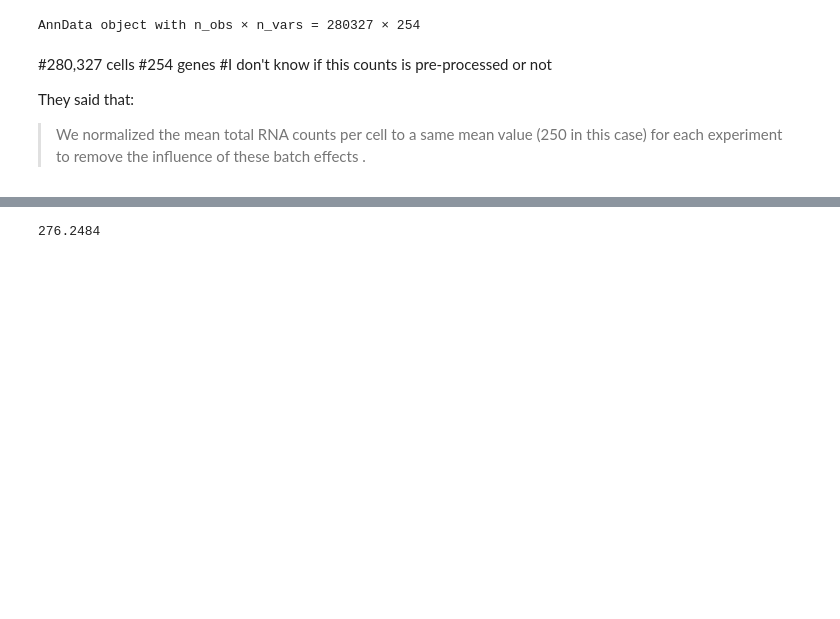
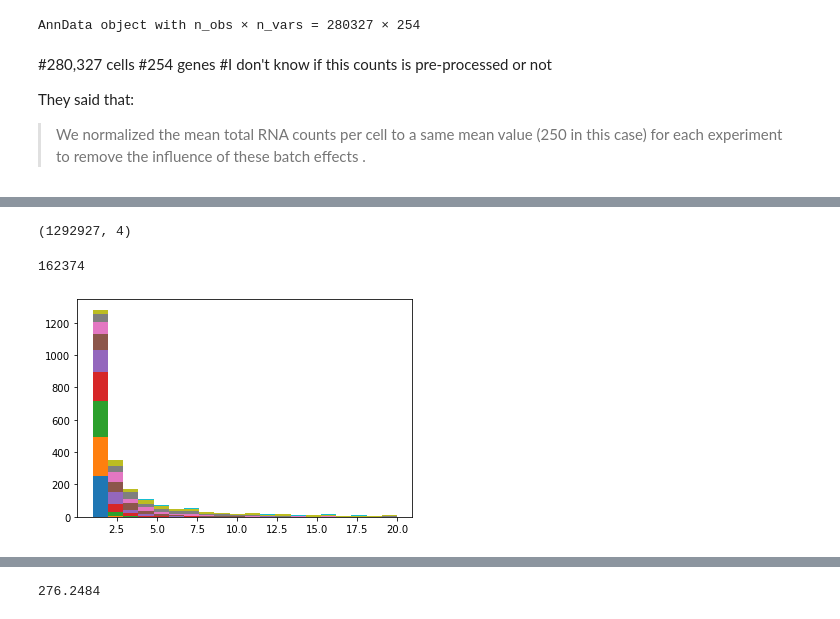
Before and after one commit to r-bierman/isoform_localizations, a Jupyter notebook: notebooks/20210105_scanpy.ipynb, the cells around one changed output, grey strips where cells are left out. Cells and saved outputs as stored; diff of their text form; code cells hidden in the pictures; blank space fills up the shorter version.

```diff
--- a/notebooks/20210105_scanpy.ipynb
+++ b/notebooks/20210105_scanpy.ipynb
@@ -67,0 +343,18 @@ They said that:
+# %%
+passers = cell_gene_nums[cell_gene_nums['num_spots'].gt(cell_gene_nums['q90'])]
+passers.shape
+# %% [output]
+(1292927, 4)
+# %%
+passers['cell_id'].unique().size
+# %% [output]
+162374
+# %%
+plt.hist([q_tab['q10'],q_tab['q20'],q_tab['q30'],
+          q_tab['q40'],q_tab['q50'],q_tab['q60'],
+          q_tab['q70'],q_tab['q80'],q_tab['q90'],q_tab['q100']],
+          bins=20, range=(1,20), stacked=True)
+plt.show()
+plt.close()
+# %% [output]
+[figure, added]
```
Also changed, not shown: parts of 25 cells of this notebook, 5 other files.
